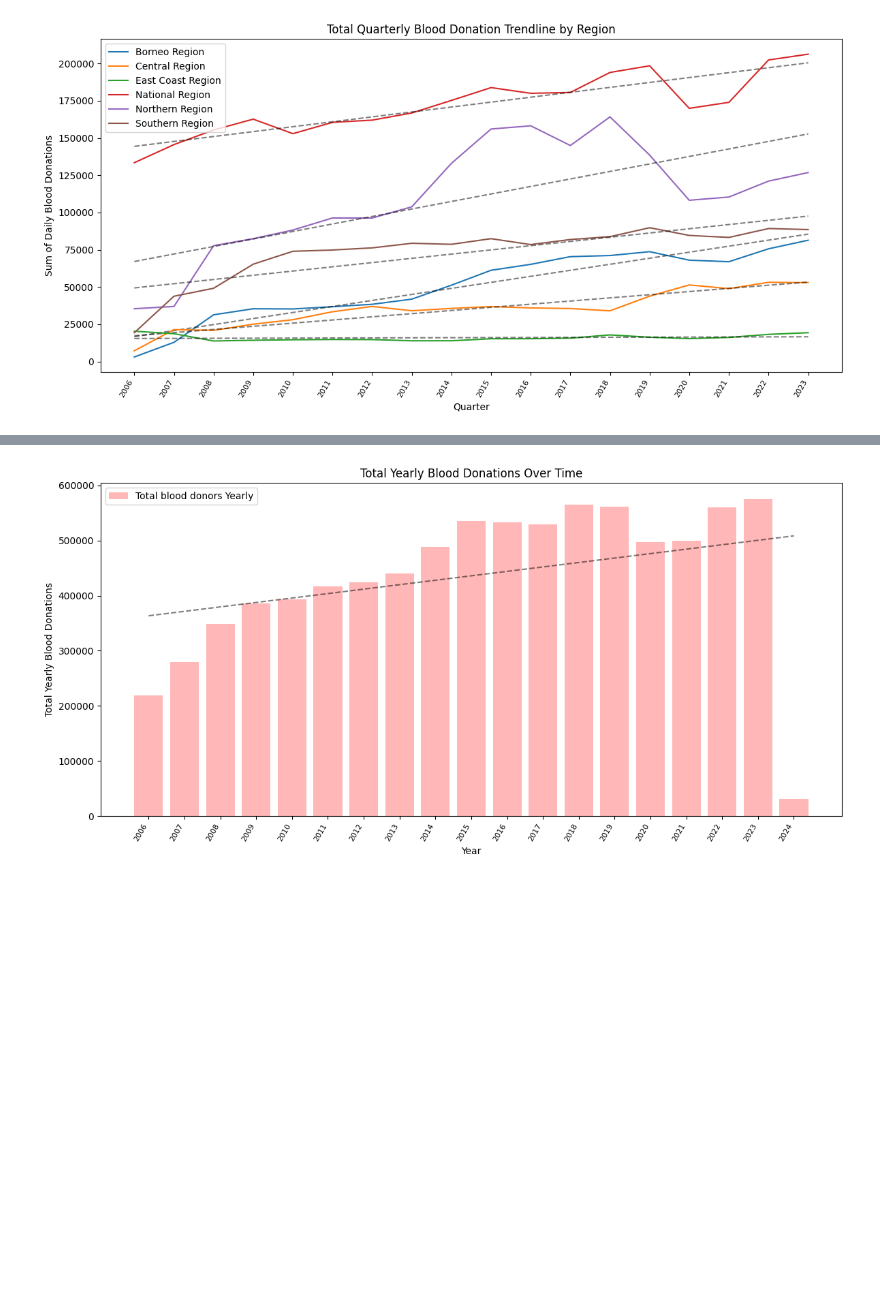
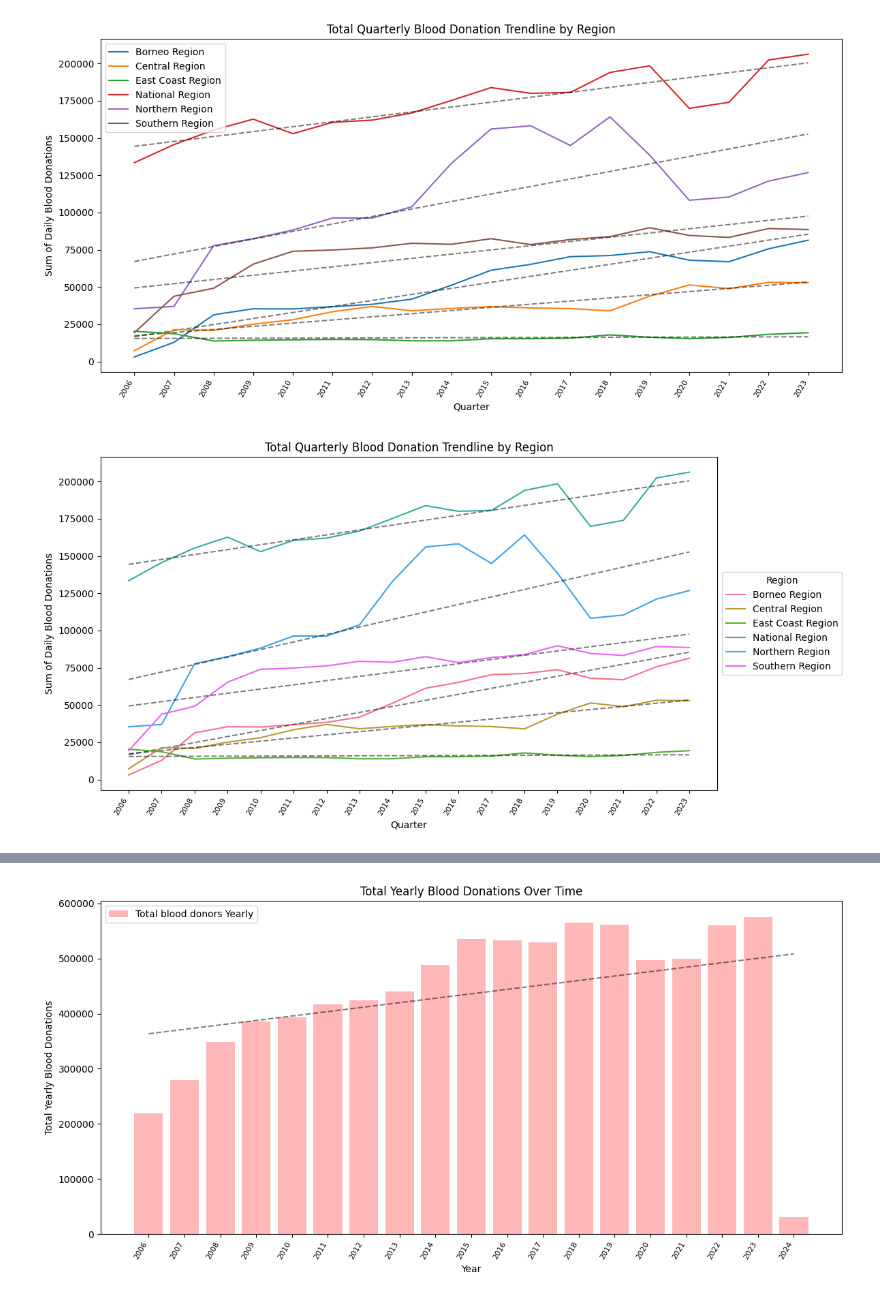
Before and after one commit to clonex33/pipelines, a Jupyter notebook: notebooks/malaysia data.ipynb, the cells around one changed output, grey strips where cells are left out. Cells and saved outputs as stored; diff of their text form; code cells hidden in the pictures; blank space fills up the shorter version.

```diff
--- a/notebooks/malaysia data.ipynb
+++ b/notebooks/malaysia data.ipynb
@@ -301,3 +471,70 @@ plt.tight_layout()
 plt.show()
 # %% [output]
 [figure]
+# %%
+import pandas as pd
+import matplotlib.pyplot as plt
+import numpy as np
+import seaborn as sns  # Import seaborn for color palettes
+
+# Assuming df_donations_facility is your Pandas DataFrame
+# Replace this with your actual DataFrame
+
+# Convert the 'date' column to datetime format for proper sorting
+df_donations_facility['date'] = pd.to_datetime(df_donations_facility['date'])
+
+# Group by 'date' and 'region' and sum the 'daily' column
+df_daily_sum = df_donations_facility.groupby(['date', 'region'])['daily'].sum().reset_index()
+
+# Extract quarter and year from the 'date' column
+df_daily_sum['quarter'] = df_daily_sum['date'].dt.to_period("A")
+
+# Convert 'quarter' to string
+df_daily_sum['quarter_str'] = df_daily_sum['quarter'].astype(str)
+
+# Group by 'quarter_str' and 'region' and sum the 'daily' column
+df_quarterly_sum = df_daily_sum.groupby(['quarter_str', 'region'])['daily'].sum().reset_index()
+
+# Line plot with quarterly values on the x-axis
+plt.figure(figsize=(12, 6))
+
+# Use seaborn color palette for better color distinction
+region_palette = sns.color_palette("husl", n_colors=len(df_quarterly_sum['region'].unique()))
+
+for i, region in enumerate(df_quarterly_sum['region'].unique()):
+    region_data = df_quarterly_sum[df_quarterly_sum['region'] == region]
+
+    # Exclude the last quarter
+    region_data = region_data.iloc[:-1]
+
+    plt.plot(region_data['quarter_str'], region_data['daily'], label=region, color=region_palette[i])
+
+    # Calculate trend line
+    x_values = np.arange(len(region_data))
+    y_values = region_data['daily']
+    slope, intercept = np.polyfit(x_values, y_values, 1)
+    trend_line = slope * x_values + intercept
+    plt.plot(region_data['quarter_str'], trend_line, linestyle='--', color='black', alpha=0.5)
+
+# Label x-axis
+plt.xlabel('Quarter', color='black')
+
+# Label y-axis
+plt.ylabel('Sum of Daily Blood Donations')
+
+# Display legend outside the plot
+plt.legend(loc='center left', bbox_to_anchor=(1, 0.5), title='Region')
+
+# Add title
+plt.title('Total Quarterly Blood Donation Trendline by Region', color='black')
+
+# Adjusting x-axis label rotation and font size
+plt.xticks(rotation=60, ha='right', fontsize=8)
+
+# Adjust spacing between x-axis labels and the plot
+plt.tight_layout()
+
+# Show the plot
+plt.show()
+# %% [output]
+[figure, added]
```
Also changed, not shown: parts of 5 cells of this notebook, 4 other files.
